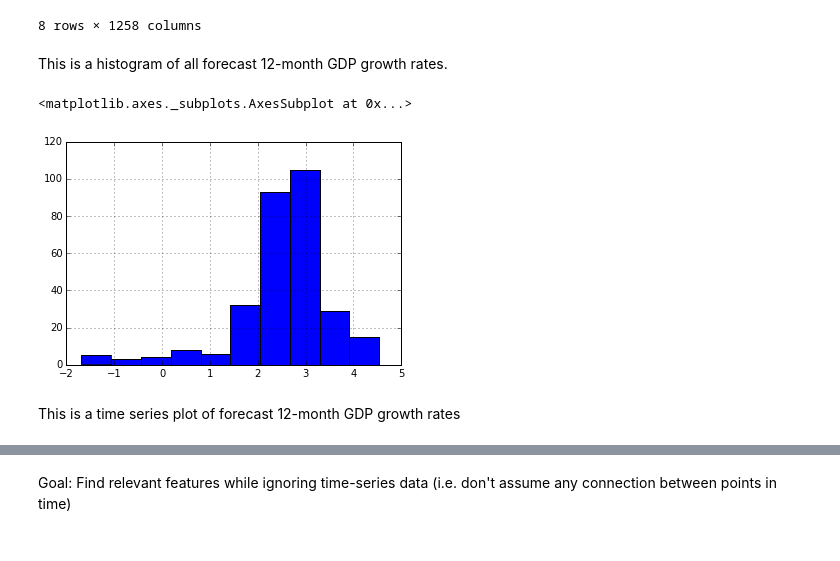
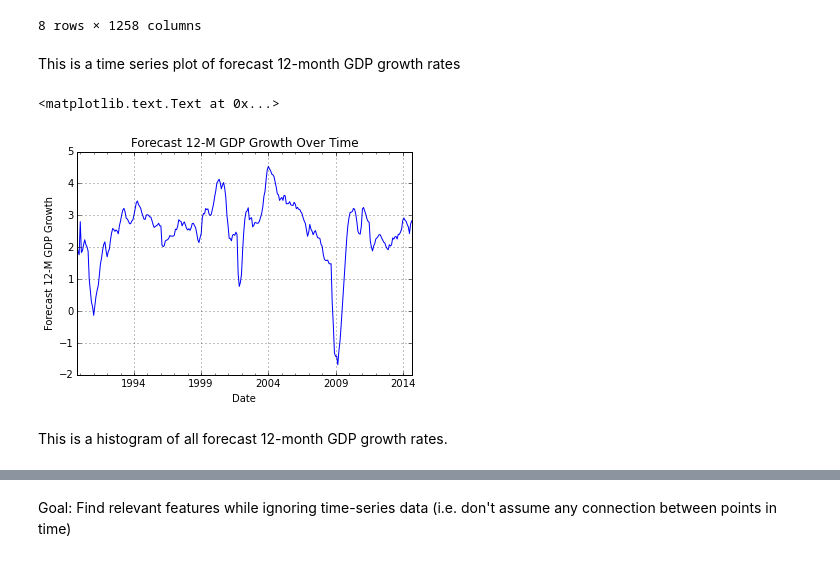
Before and after one commit to rhouck/gdp, a Jupyter notebook: Predict GDP Forecasts.ipynb, the cells around one changed output, grey strips where cells are left out. Saved outputs shown, nothing was run; the diff lists cells and outputs as text; code cells hidden in the pictures.

Commit message:
Clean up, labeling charts, variable importance

```diff
--- a/Predict GDP Forecasts.ipynb
+++ b/Predict GDP Forecasts.ipynb
@@ -84,17 +81,20 @@ master.describe()
 | 75% | 3.049785 | 26806.475000 | 40834.950000 | 47192.375000 | 1405940.000000 | 1090227.500000 | 83.489000 | 96.525000 | ... |
 | max | 4.535517 | 29897.600000 | 44177.000000 | 49300.300000 | 1750069.000000 | 1360306.000000 | 89.390200 | 132.800000 | ... |
 8 rows × 1258 columns
+# %% [markdown]
+This is a time series plot of forecast 12-month GDP growth rates
+# %%
+# simple series to visualize forecast data
+forecasts = master.ix[:,0]
+forecasts = forecasts.dropna(how='any')
+
+# forecast data over time
+chart = forecasts.plot()
+chart.set_xlabel('Date')
+chart.set_ylabel('Forecast 12-M GDP Growth')
+chart.set_title('Forecast 12-M GDP Growth Over Time')
+# %% [output]
+<matplotlib.text.Text at 0x...>
+[figure, added]
 # %% [markdown]
 This is a histogram of all forecast 12-month GDP growth rates.
-# %%
-forecasts = master.ix[:,0]
-forecasts = forecasts.dropna(how='any')
-#count, division = np.histogram(forecasts)
-#forecasts.hist(bins=division)
-plt.figure()
-forecasts.hist(bins=10)
-# %% [output]
-<matplotlib.axes._subplots.AxesSubplot at 0x...>
-[figure, removed]
-# %% [markdown]
-This is a time series plot of forecast 12-month GDP growth rates
```
Also changed, not shown: parts of 11 cells of this notebook.
